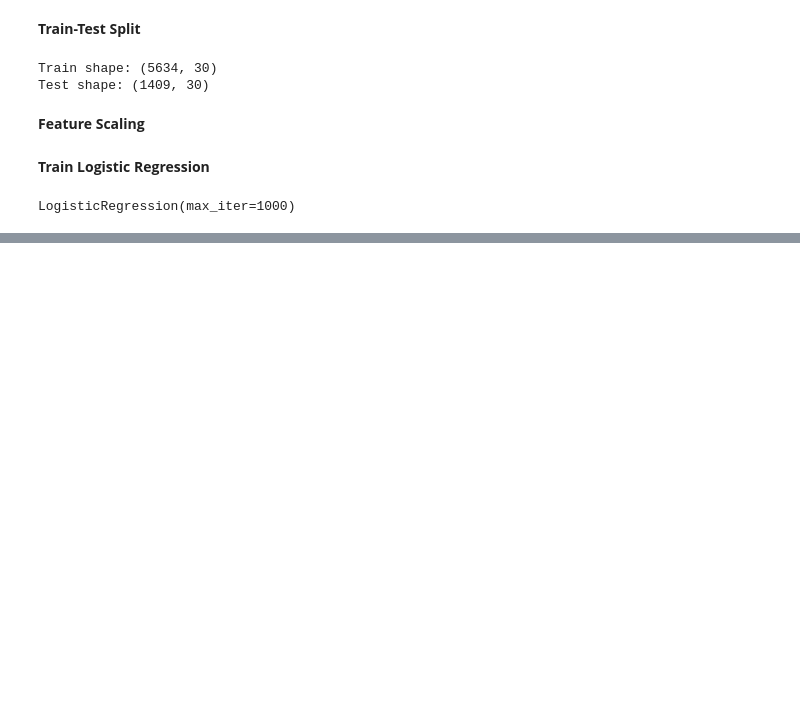
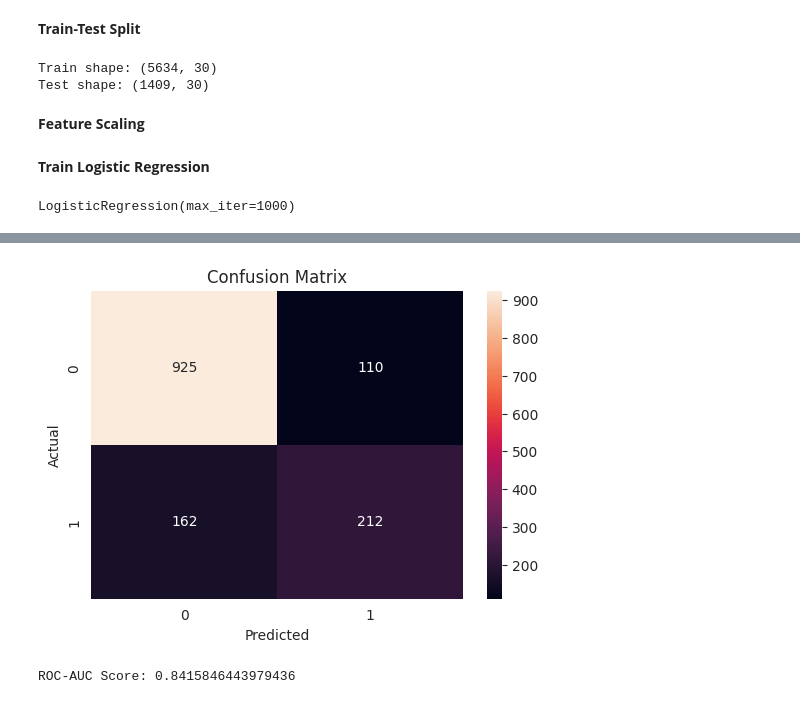
Before and after one commit to suparna-500/CustomerShield, a Jupyter notebook: notebook/CustomerShield.ipynb, the cells around one changed output, grey strips where cells are left out. Saved outputs shown, nothing was run; the diff lists cells and outputs as text; code cells hidden in the pictures; blank space fills up the shorter version.

Commit message:
Evaluate model using accuracy, classification report, confusion matrix and ROC-AUC

```diff
--- a/notebook/CustomerShield.ipynb
+++ b/notebook/CustomerShield.ipynb
@@ -270,0 +273,4 @@ LogisticRegression(max_iter=1000)
+# %%
+y_pred = model.predict(X_test_scaled)
+
+print("Accuracy:", accuracy_score(y_test, y_pred))
@@ -270,0 +290,17 @@ LogisticRegression(max_iter=1000)
+# %%
+cm = confusion_matrix(y_test, y_pred)
+
+plt.figure(figsize=(6,4))
+sns.heatmap(cm, annot=True, fmt="d")
+plt.title("Confusion Matrix")
+plt.xlabel("Predicted")
+plt.ylabel("Actual")
+plt.show()
+# %% [output]
+[figure, added]
+# %%
+y_prob = model.predict_proba(X_test_scaled)[:,1]
+
+print("ROC-AUC Score:", roc_auc_score(y_test, y_prob))
+# %% [output]
+ROC-AUC Score: 0.8415846443979436
```
Also changed, not shown: parts of 3 cells of this notebook.
